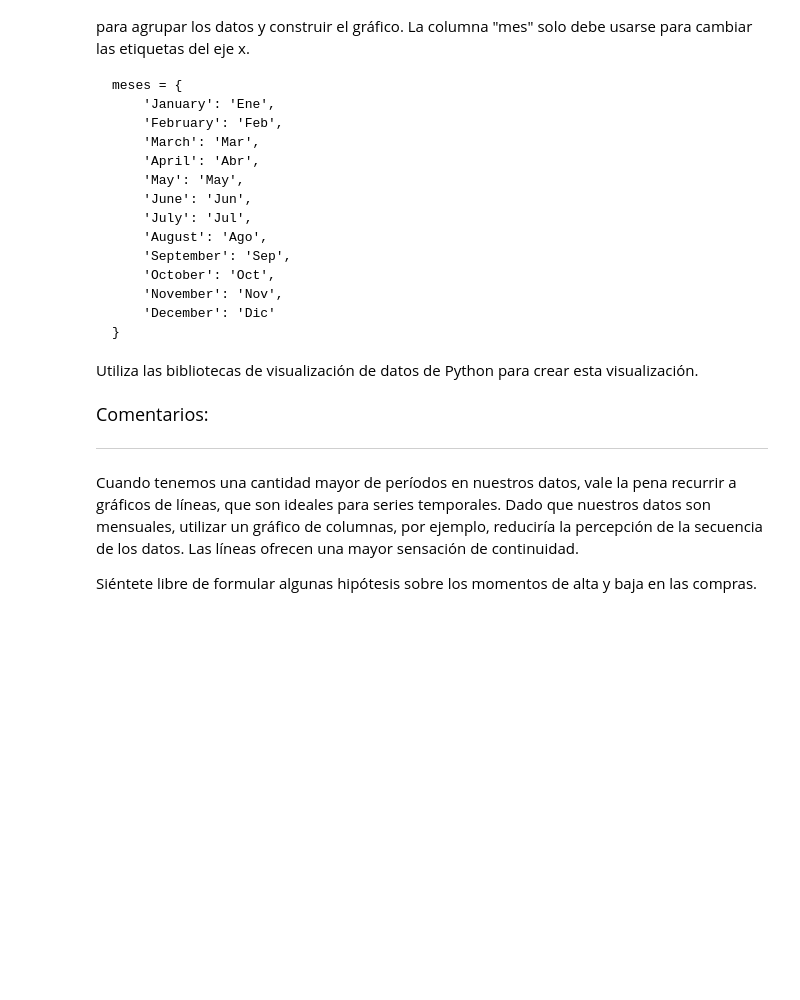
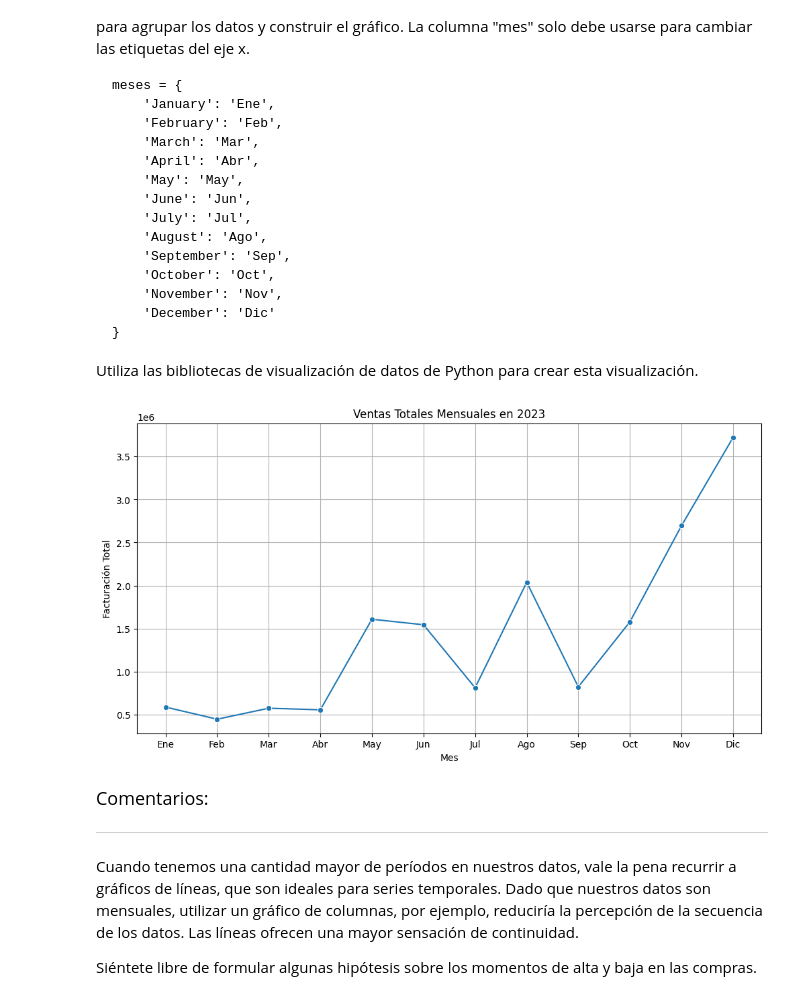
Before and after one commit to MarteDevs/ia-aplicada-a-data-science-construccion-de-visualizaciones, a Jupyter notebook: IA_aplicada_a_ciencia_de_datos.ipynb, the cells around one changed output. Saved outputs shown, nothing was run; the diff lists cells and outputs as text; code cells hidden in the pictures; blank space fills up the shorter version.

```diff
--- a/IA_aplicada_a_ciencia_de_datos.ipynb
+++ b/IA_aplicada_a_ciencia_de_datos.ipynb
@@ -713,6 +777,34 @@ meses = {
 
 
 Utiliza las bibliotecas de visualización de datos de Python para crear esta visualización.
+# %%
+# Extraer el mes de la fecha
+df['mes_numero'] = df['fecha'].dt.month
+
+# Agrupar por mes y sumar la facturación
+ventas_mensuales = df.groupby('mes_numero')['facturacion'].sum().reset_index()
+
+# Mapear el número del mes al nombre corto
+meses_dict = {
+    1: 'Ene', 2: 'Feb', 3: 'Mar', 4: 'Abr', 5: 'May', 6: 'Jun',
+    7: 'Jul', 8: 'Ago', 9: 'Sep', 10: 'Oct', 11: 'Nov', 12: 'Dic'
+}
+ventas_mensuales['mes'] = ventas_mensuales['mes_numero'].map(meses_dict)
+
+# Crear el gráfico de líneas
+plt.figure(figsize=(12, 6))
+sns.lineplot(x='mes', y='facturacion', data=ventas_mensuales, marker='o')
+
+# Añadir etiquetas y título
+plt.title('Ventas Totales Mensuales en 2023')
+plt.xlabel('Mes')
+plt.ylabel('Facturación Total')
+plt.grid(True)
+
+# Mostrar el gráfico
+plt.show()
+# %% [output]
+[figure, added]
 # %% [markdown]
 <font color="7b71ff" size=4> Comentarios: </font>
 
```
Also changed, not shown: parts of 23 cells of this notebook.
